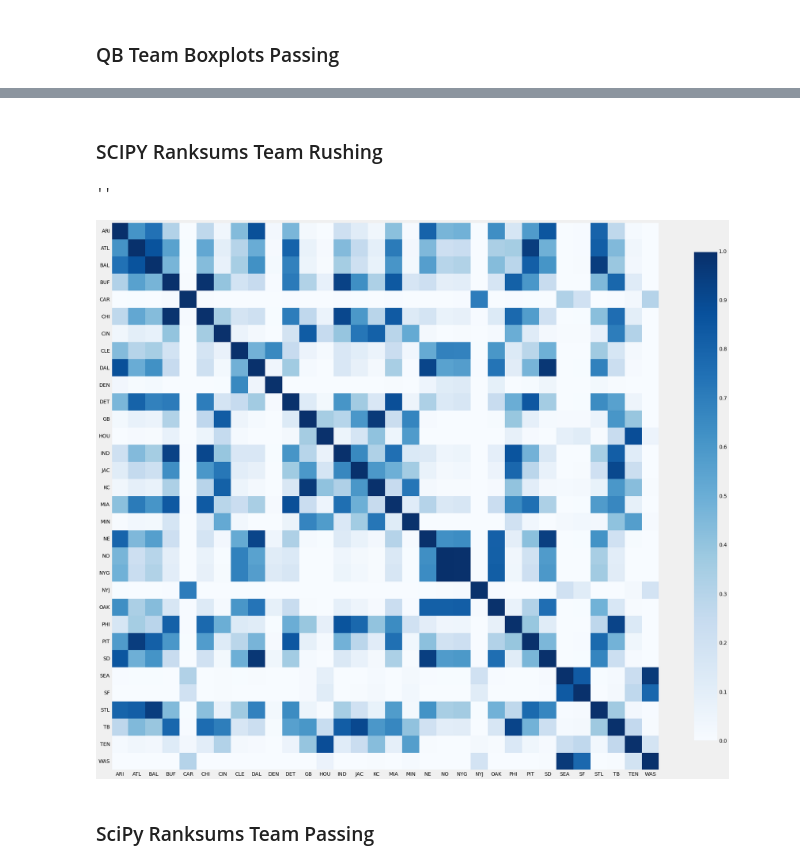
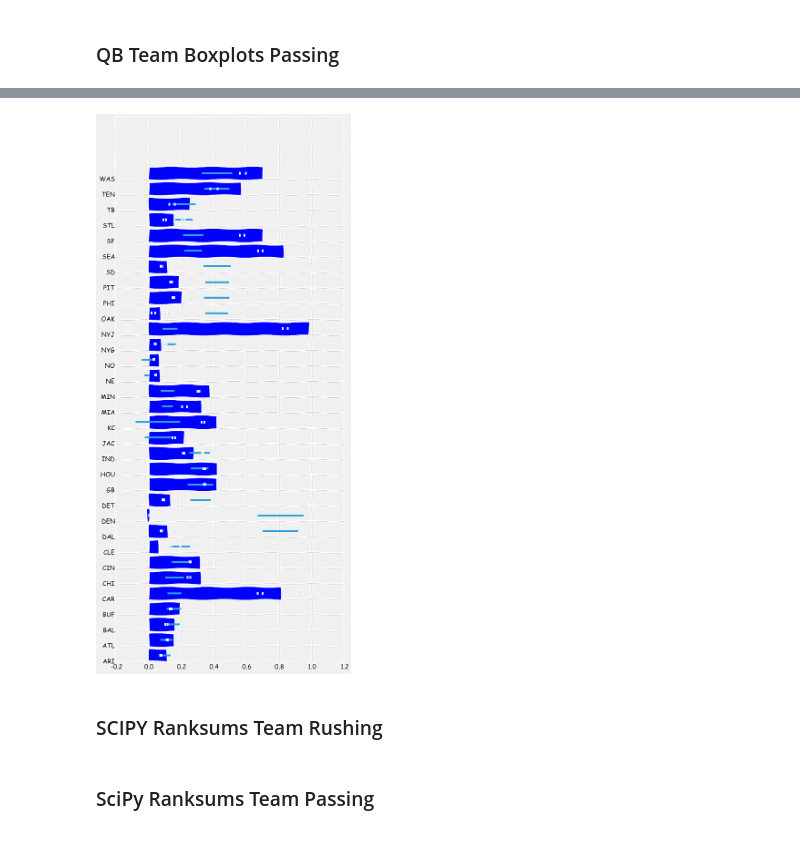
Before and after one commit to batorobe/Data-Analysis-Repo, a Jupyter notebook: NFL DB.ipynb, the cells around one changed output, grey strips where cells are left out. Cells and saved outputs as stored; diff of their text form; code cells hidden in the pictures.

```diff
--- a/NFL DB.ipynb
+++ b/NFL DB.ipynb
@@ -183,27 +182,27 @@ plt.boxplot(ci_data.Mean.values)
 # %%
 %matplotlib inline
 
 from glob import glob
 from pandas import read_csv
 import pandas as pb
 from datetime import datetime
 from collections import defaultdict
 from pandas import DataFrame
 import matplotlib.pyplot as plt
 import numpy as np
 plt.style.use('fivethirtyeight')
 xerr = []
 ci_data = pb.read_csv("team_ci_rushing_data.csv",header=0)
 ci_data["BS_PlotMin"] = abs(ci_data.BS_Min - ci_data.Mean)
 ci_data["BS_PlotMax"] = abs(ci_data.BS_Max - ci_data.Mean)
 
-#print ci_data[["College","Mean"]]
+for i,group in ci_data.groupby("Team"):
+    xerr.append((group.BS_PlotMin.max(),group.BS_PlotMax.max()))
+plt.figure(figsize=(8,20))
 
-#for i,group in ci_data.groupby("College"):
-#    xerr.append(group.BS_PlotMin.max(),group.BS_PlotMax.max())
-
-plt.figure(figsize=(8,20))
-ci_data = ci_data.sort("Mean",ascending=True)
-plt.barh(range(len(ci_data)),ci_data.Mean.values,xerr=[ci_data["BS_PlotMin"].values,ci_data["BS_PlotMax"].values],align='center')
+plt.barh(range(len(ci_data)),ci_data.Mean,xerr=xerr)
+#plt.errorbar(range(len(ci_data)),ci_data.Mean,xerr)
 plt.yticks(np.arange(len(ci_data)),ci_data.Team.values)
 plt.savefig("team-rushing-box.png",bbox_inches="tight")
+# %% [output]
+[figure, added]
@@ -236,29 +224,3 @@ for team1,group1 in nfl_passing_data.groupby("team"):
-# %%
-import itertools
-
-x_label = defaultdict(str)
-y_label = defaultdict(str)
-heatmap_val = []
-num=0
-count = 0
-
-for i in range(0,32):
-    heatmap_val.append([])
-for team1,num in zip(sorted(pvalues.keys()),range(0,1024)):
-    heatmap_val[num%32].append(pvalues[team1][1])
-plt.figure(figsize=(30,30))
-plt.imshow(heatmap_val,cmap="Blues",interpolation="none")
-plt.colorbar(shrink=0.75)
-plt.yticks()
-#plt.title("Percentage of Reddit Submissions Scoring > 100 - August 2014")
-plt.grid(False)
-plt.yticks(np.arange(0,32,1),labels)
-plt.xticks(np.arange(0,32,1),labels)
-plt.savefig("team-passing-pvalue-heatmap.png",bbox_inches="tight")
-;
-# %% [output]
-''
-[figure, removed]
 # %% [markdown]
 ### SciPy Ranksums Team Passing
 # %%
```
Also changed, not shown: parts of 16 cells of this notebook, 1 other file.
